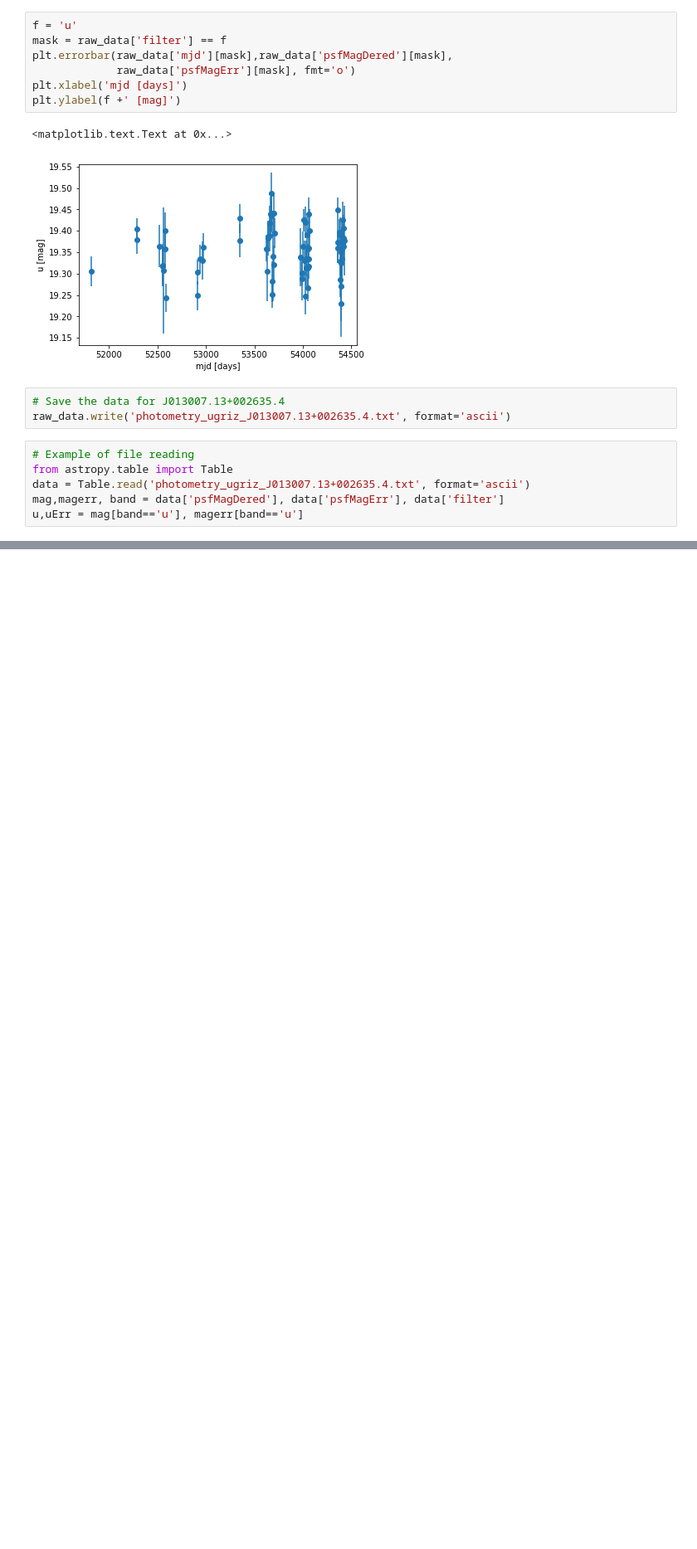
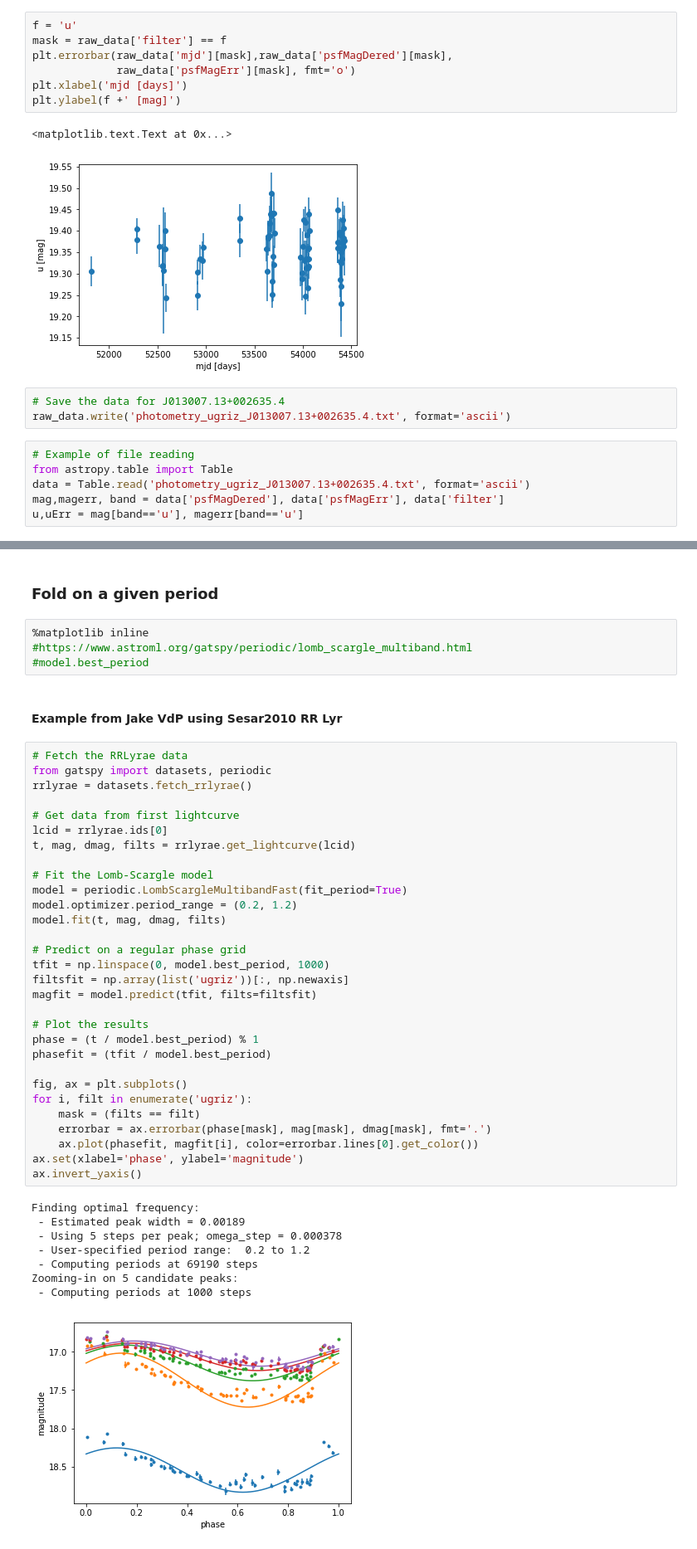
Before and after one commit to suberlak/SDSS_S82_FP_research, a Jupyter notebook: code/Read_S82_photometry.ipynb, the cells around one changed output, grey strips where cells are left out. Shown: that part at 83% size. Cells and saved outputs as stored; diff of their text form; blank space fills up the shorter version.

Commit message:
added multiband LS test and folding on Margon+2018 period

```diff
--- a/code/Read_S82_photometry.ipynb
+++ b/code/Read_S82_photometry.ipynb
@@ -242,0 +264,47 @@ u,uErr = mag[band=='u'], magerr[band=='u']
+# %% [markdown]
+### Fold on a given period
+# %%
+%matplotlib inline
+#https://www.astroml.org/gatspy/periodic/lomb_scargle_multiband.html
+#model.best_period
+# %% [markdown]
+#### Example from Jake VdP using Sesar2010 RR Lyr
+# %%
+# Fetch the RRLyrae data
+from gatspy import datasets, periodic
+rrlyrae = datasets.fetch_rrlyrae()
+
+# Get data from first lightcurve
+lcid = rrlyrae.ids[0]
+t, mag, dmag, filts = rrlyrae.get_lightcurve(lcid)
+
+# Fit the Lomb-Scargle model
+model = periodic.LombScargleMultibandFast(fit_period=True)
+model.optimizer.period_range = (0.2, 1.2)
+model.fit(t, mag, dmag, filts)
+
+# Predict on a regular phase grid
+tfit = np.linspace(0, model.best_period, 1000)
+filtsfit = np.array(list('ugriz'))[:, np.newaxis]
+magfit = model.predict(tfit, filts=filtsfit)
+
+# Plot the results
+phase = (t / model.best_period) % 1
+phasefit = (tfit / model.best_period)
+
+fig, ax = plt.subplots()
+for i, filt in enumerate('ugriz'):
+    mask = (filts == filt)
+    errorbar = ax.errorbar(phase[mask], mag[mask], dmag[mask], fmt='.')
+    ax.plot(phasefit, magfit[i], color=errorbar.lines[0].get_color())
+ax.set(xlabel='phase', ylabel='magnitude')
+ax.invert_yaxis()
+# %% [output]
+Finding optimal frequency:
+ - Estimated peak width = 0.00189
+ - Using 5 steps per peak; omega_step = 0.000378
+ - User-specified period range:  0.2 to 1.2
+ - Computing periods at 69190 steps
+Zooming-in on 5 candidate peaks:
+ - Computing periods at 1000 steps
+[figure, added]
```
Also changed, not shown: parts of 9 cells of this notebook.
